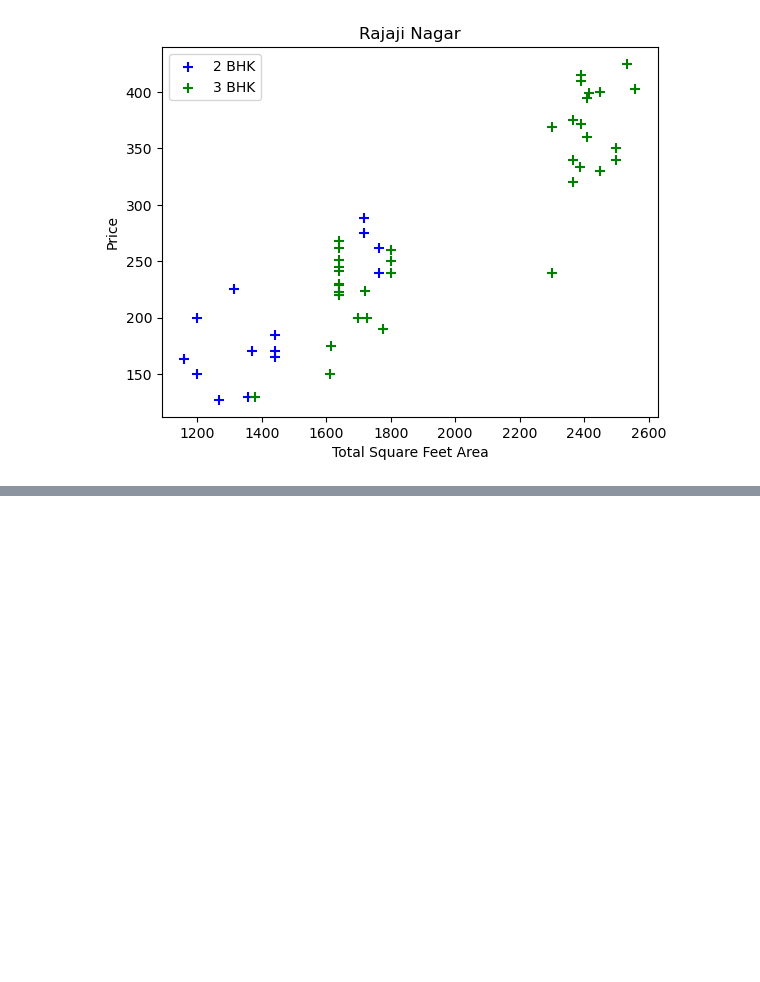
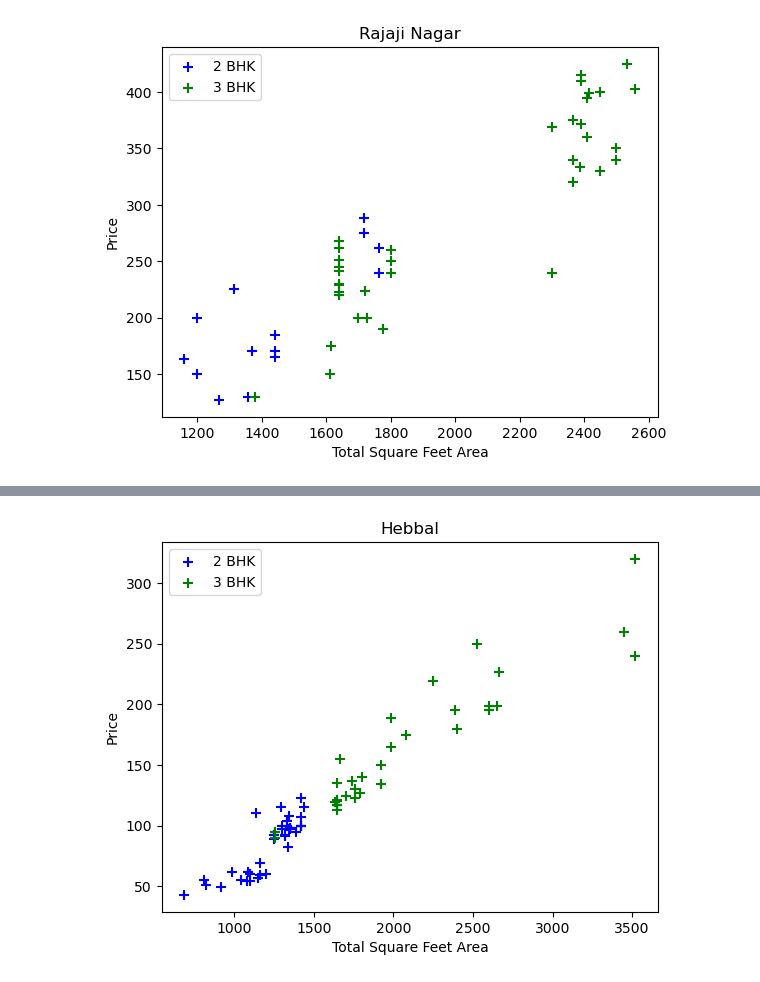
Before and after one commit to Aifedayo/data-science-maths, a Jupyter notebook: Projects/house-price-prediction.ipynb, the cells around one changed output, grey strips where cells are left out. Cells and saved outputs as stored; diff of their text form; code cells hidden in the pictures; blank space fills up the shorter version.

Commit message:
function to remove outliers

```diff
--- a/Projects/house-price-prediction.ipynb
+++ b/Projects/house-price-prediction.ipynb
@@ -329,3 +329,6 @@ def plot_scatter_chart(df, location):
 plot_scatter_chart(df4, 'Rajaji Nagar')
 # %% [output]
 [figure]
+# %%
+for bhk, bhk_df in df.groupby('BHK'):
+    print(bhk)
@@ -338,10 +379,17 @@ def remove_bhk_outliers(df):
             bhk_stats[bhk] = {
                 'mean': np.mean(bhk_df.price_per_sqft),
                 'std': np.std(bhk_df.price_per_sqft),
-                'count': bhk_df.shape(0),
+                'count': bhk_df.shape[0],
             }
         for bhk, bhk_df in location_df.groupby('BHK'):
             stats = bhk_stats.get(bhk-1)
-            if stats and stats['count']>5:
-                exclude_indices = np.append(exclude_indices, bhk_df[bhk_df.price_per_sqft<(stats['mean'])].index_values)
+            if stats and stats['count'] > 5:
+                exclude_indices = np.append(exclude_indices, bhk_df[bhk_df.price_per_sqft<(stats['mean'])].index.values)
     return df.drop(exclude_indices, axis='index')
+
+
+df5 = remove_bhk_outliers(df4)
+# %%
+plot_scatter_chart(df5, 'Hebbal');
+# %% [output]
+[figure, added]
```
Also changed, not shown: parts of 2 cells of this notebook.
